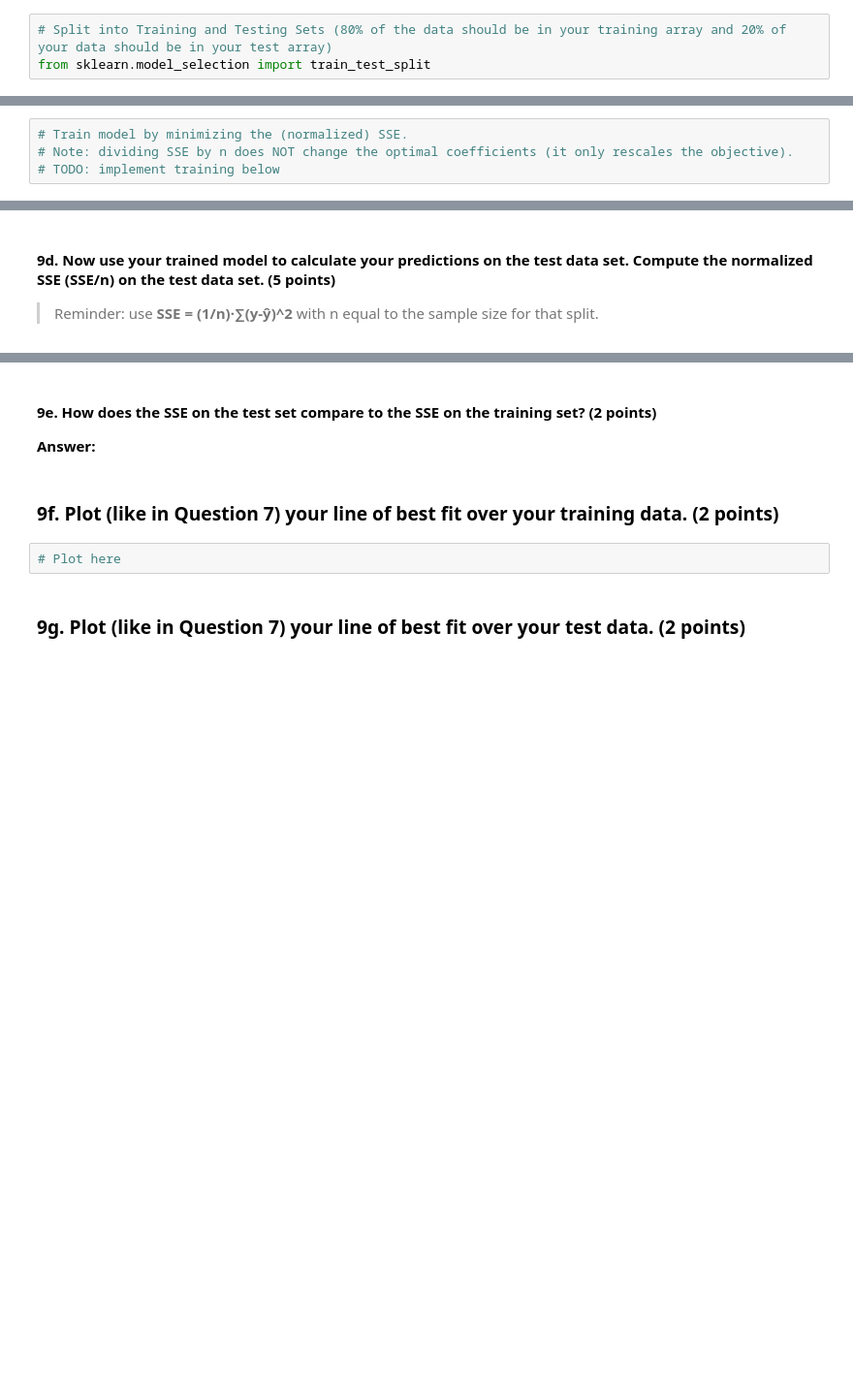
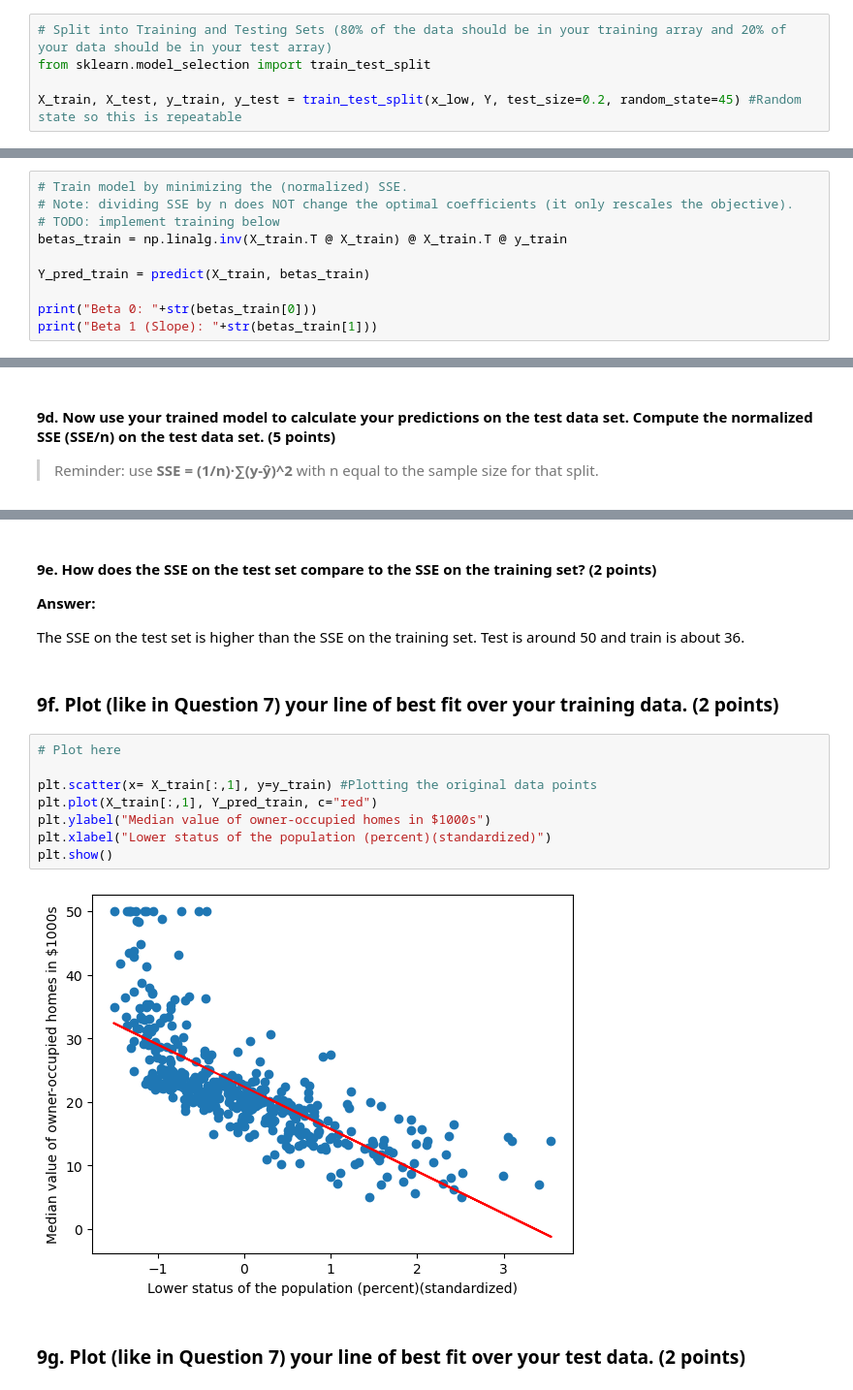
Before and after one commit to fortunecookie040/Math3025_Projects, a Jupyter notebook: 02_Student_Template_v2.ipynb, the cells around one changed output, grey strips where cells are left out. Shown at 97% size. Drawn from its saved outputs; the diff is of its cells as text; blank space fills up the shorter version.

```diff
--- a/02_Student_Template_v2.ipynb
+++ b/02_Student_Template_v2.ipynb
@@ -346,6 +348,8 @@ Now, train a single linear regression model using a train/test split. Identify h
 # %%
 # Split into Training and Testing Sets (80% of the data should be in your training array and 20% of your data should be in your test array)
 from sklearn.model_selection import train_test_split
+
+X_train, X_test, y_train, y_test = train_test_split(x_low, Y, test_size=0.2, random_state=45) #Random state so this is repeatable
 # %% [markdown]
 #### 9b. With your training data, train the model by minimizing the Sum of Squared Errors (normalized SSE (SSE/n)). You will have one coefficient for the intercept term $(\beta_0)$ and another for your chosen independent variable ($\beta_1$). **(10 points)**
 
@@ -354,3 +358,9 @@ from sklearn.model_selection import train_test_split
 # Train model by minimizing the (normalized) SSE.
 # Note: dividing SSE by n does NOT change the optimal coefficients (it only rescales the objective).
 # TODO: implement training below
+betas_train = np.linalg.inv(X_train.T @ X_train) @ X_train.T @ y_train
+
+Y_pred_train = predict(X_train, betas_train)
+
+print("Beta 0: "+str(betas_train[0]))
+print("Beta 1 (Slope): "+str(betas_train[1]))
@@ -374,9 +401,19 @@ from sklearn.model_selection import train_test_split
 #### 9e. How does the SSE on the test set compare to the SSE on the training set? **(2 points)**
 
 **Answer:**
+
+The SSE on the test set is higher than the SSE on the training set. Test is around 50 and train is about 36.
 # %% [markdown]
 ### 9f. Plot (like in Question 7) your line of best fit over your training data. **(2 points)**
-# %%
-# Plot here
+# %%
+# Plot here
+
+plt.scatter(x= X_train[:,1], y=y_train) #Plotting the original data points
+plt.plot(X_train[:,1], Y_pred_train, c="red")
+plt.ylabel("Median value of owner-occupied homes in $1000s")
+plt.xlabel("Lower status of the population (percent)(standardized)")
+plt.show()
+# %% [output]
+[figure, added]
 # %% [markdown]
 ### 9g. Plot (like in Question 7) your line of best fit over your test data. **(2 points)**
```
Also changed, not shown: parts of 8 cells of this notebook.
